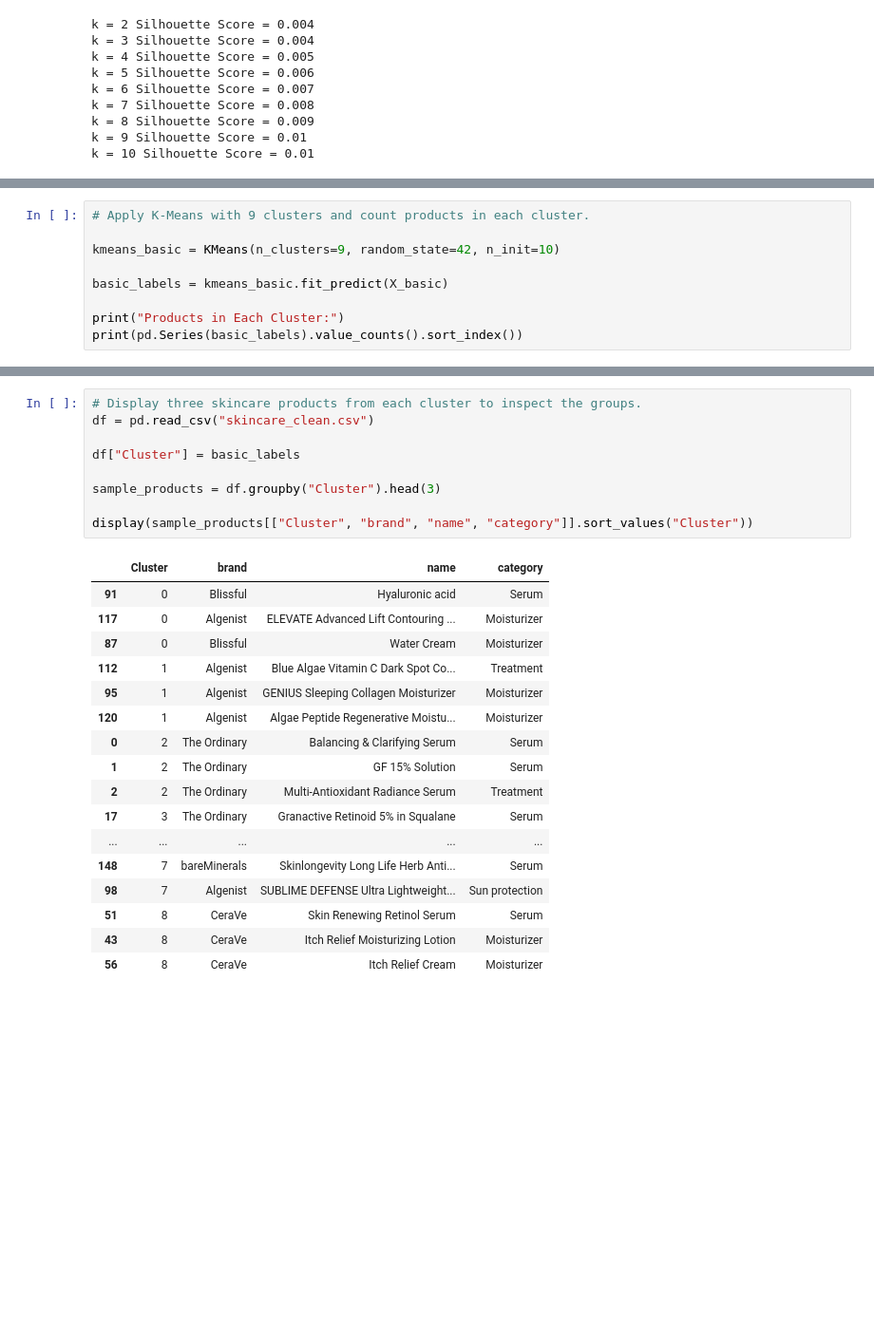
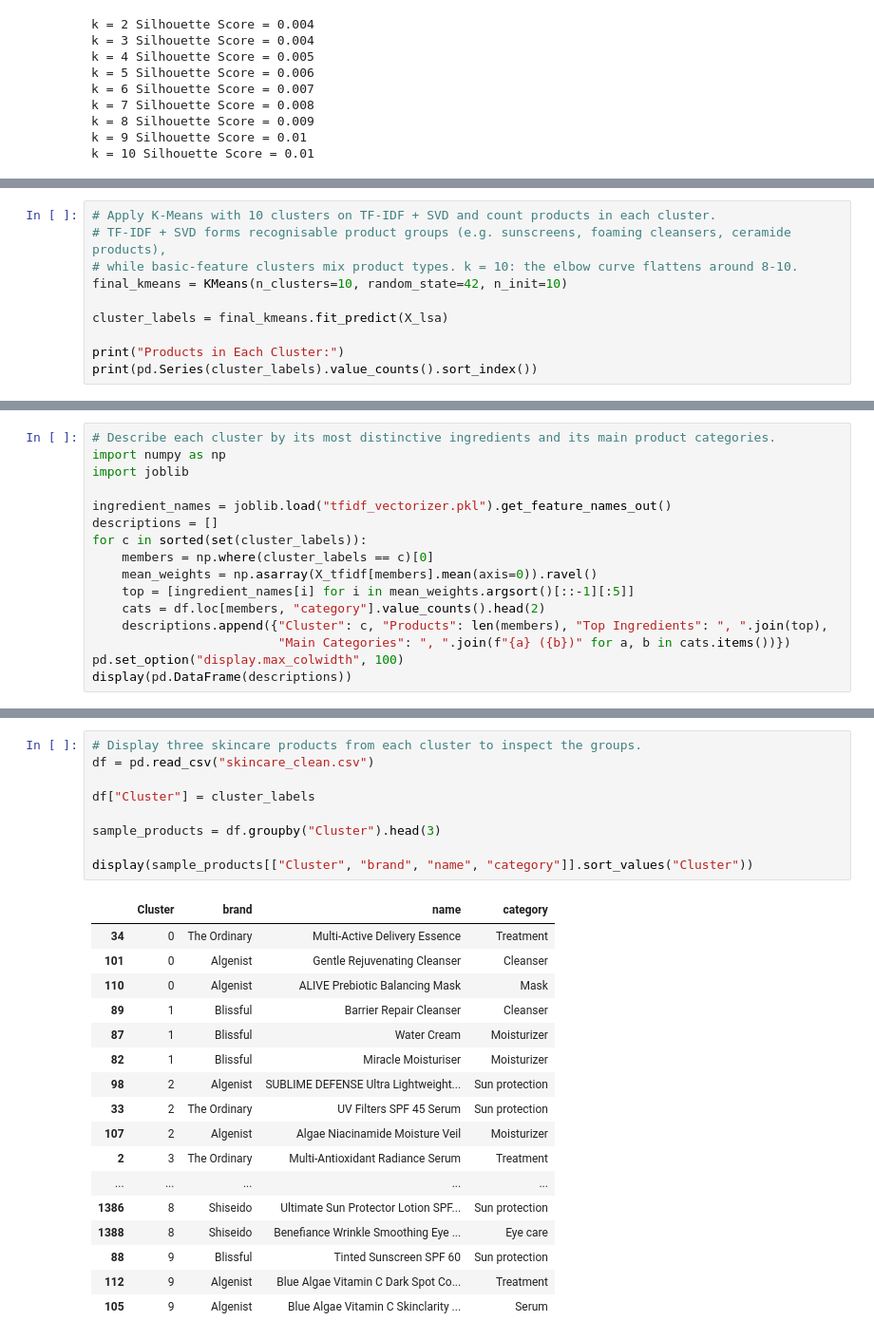
Before and after one commit to l253505/SkinMatch-Skin-Type-Based-Skincare-Recommender, a Jupyter notebook: 02_kmeans_clustering.ipynb, the cells around one changed output, grey strips where cells are left out. Shown at 95% size. Cells and saved outputs as stored; diff of their text form; blank space fills up the shorter version.

```diff
--- a/02_kmeans_clustering.ipynb
+++ b/02_kmeans_clustering.ipynb
@@ -87,11 +152,12 @@ k = 10 Silhouette Score = 0.01
 # %%
-# Apply K-Means with 9 clusters and count products in each cluster.
+# Apply K-Means with 10 clusters on TF-IDF + SVD and count products in each cluster.
+# TF-IDF + SVD forms recognisable product groups (e.g. sunscreens, foaming cleansers, ceramide products),
+# while basic-feature clusters mix product types. k = 10: the elbow curve flattens around 8-10.
+final_kmeans = KMeans(n_clusters=10, random_state=42, n_init=10)
 
-kmeans_basic = KMeans(n_clusters=9, random_state=42, n_init=10)
-
-basic_labels = kmeans_basic.fit_predict(X_basic)
+cluster_labels = final_kmeans.fit_predict(X_lsa)
 
 print("Products in Each Cluster:")
-print(pd.Series(basic_labels).value_counts().sort_index())
+print(pd.Series(cluster_labels).value_counts().sort_index())
 # %% [output]
 Products in Each Cluster:
@@ -125,0 +194,16 @@ display(cluster_summary)
+# %%
+# Describe each cluster by its most distinctive ingredients and its main product categories.
+import numpy as np
+import joblib
+
+ingredient_names = joblib.load("tfidf_vectorizer.pkl").get_feature_names_out()
+descriptions = []
+for c in sorted(set(cluster_labels)):
+    members = np.where(cluster_labels == c)[0]
+    mean_weights = np.asarray(X_tfidf[members].mean(axis=0)).ravel()
+    top = [ingredient_names[i] for i in mean_weights.argsort()[::-1][:5]]
+    cats = df.loc[members, "category"].value_counts().head(2)
+    descriptions.append({"Cluster": c, "Products": len(members), "Top Ingredients": ", ".join(top),
+                         "Main Categories": ", ".join(f"{a} ({b})" for a, b in cats.items())})
+pd.set_option("display.max_colwidth", 100)
+display(pd.DataFrame(descriptions))
@@ -126,30 +222,30 @@ display(cluster_summary)
 # %%
 # Display three skincare products from each cluster to inspect the groups.
 df = pd.read_csv("skincare_clean.csv")
 
-df["Cluster"] = basic_labels
+df["Cluster"] = cluster_labels
 
 sample_products = df.groupby("Cluster").head(3)
 
 display(sample_products[["Cluster", "brand", "name", "category"]].sort_values("Cluster"))
 # %% [output]
 |  | Cluster | brand | name | category |
-| 91 | 0 | Blissful | Hyaluronic acid | Serum |
-| 117 | 0 | Algenist | ELEVATE Advanced Lift Contouring ... | Moisturizer |
-| 87 | 0 | Blissful | Water Cream | Moisturizer |
-| 112 | 1 | Algenist | Blue Algae Vitamin C Dark Spot Co... | Treatment |
-| 95 | 1 | Algenist | GENIUS Sleeping Collagen Moisturizer | Moisturizer |
-| 120 | 1 | Algenist | Algae Peptide Regenerative Moistu... | Moisturizer |
-| 0 | 2 | The Ordinary | Balancing & Clarifying Serum | Serum |
-| 1 | 2 | The Ordinary | GF 15% Solution | Serum |
-| 2 | 2 | The Ordinary | Multi-Antioxidant Radiance Serum | Treatment |
-| 17 | 3 | The Ordinary | Granactive Retinoid 5% in Squalane | Serum |
+| 34 | 0 | The Ordinary | Multi-Active Delivery Essence | Treatment |
+| 101 | 0 | Algenist | Gentle Rejuvenating Cleanser | Cleanser |
+| 110 | 0 | Algenist | ALIVE Prebiotic Balancing Mask | Mask |
+| 89 | 1 | Blissful | Barrier Repair Cleanser | Cleanser |
+| 87 | 1 | Blissful | Water Cream | Moisturizer |
+| 82 | 1 | Blissful | Miracle Moisturiser | Moisturizer |
+| 98 | 2 | Algenist | SUBLIME DEFENSE Ultra Lightweight... | Sun protection |
+| 33 | 2 | The Ordinary | UV Filters SPF 45 Serum | Sun protection |
+| 107 | 2 | Algenist | Algae Niacinamide Moisture Veil | Moisturizer |
+| 2 | 3 | The Ordinary | Multi-Antioxidant Radiance Serum | Treatment |
 | ... | ... | ... | ... | ... |
-| 148 | 7 | bareMinerals | Skinlongevity Long Life Herb Anti... | Serum |
-| 98 | 7 | Algenist | SUBLIME DEFENSE Ultra Lightweight... | Sun protection |
-| 51 | 8 | CeraVe | Skin Renewing Retinol Serum | Serum |
-| 43 | 8 | CeraVe | Itch Relief Moisturizing Lotion | Moisturizer |
-| 56 | 8 | CeraVe | Itch Relief Cream | Moisturizer |
+| 1386 | 8 | Shiseido | Ultimate Sun Protector Lotion SPF... | Sun protection |
+| 1388 | 8 | Shiseido | Benefiance Wrinkle Smoothing Eye ... | Eye care |
+| 88 | 9 | Blissful | Tinted Sunscreen SPF 60 | Sun protection |
+| 112 | 9 | Algenist | Blue Algae Vitamin C Dark Spot Co... | Treatment |
+| 105 | 9 | Algenist | Blue Algae Vitamin C Skinclarity ... | Serum |
 # %%
 # Check the percentage of products suitable for each skin type in every cluster.
 skin_cols = ["tag_dry", "tag_oily", "tag_combination",
```
Also changed, not shown: parts of 24 cells of this notebook, 12 other files.
